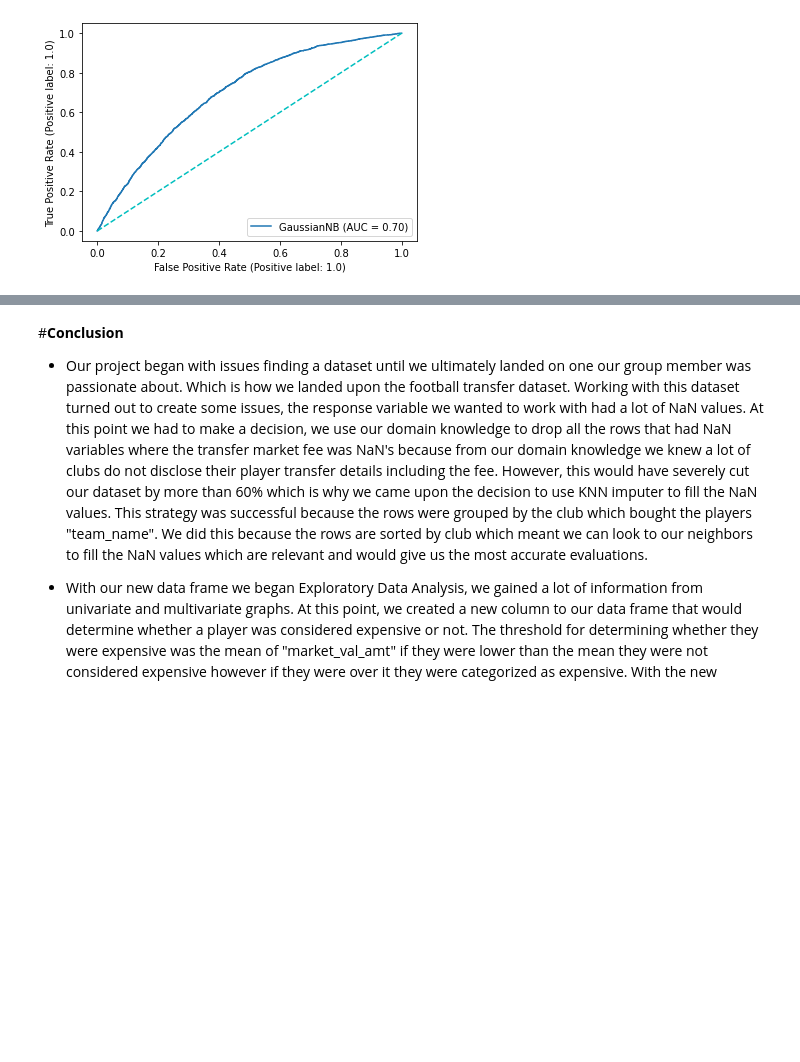
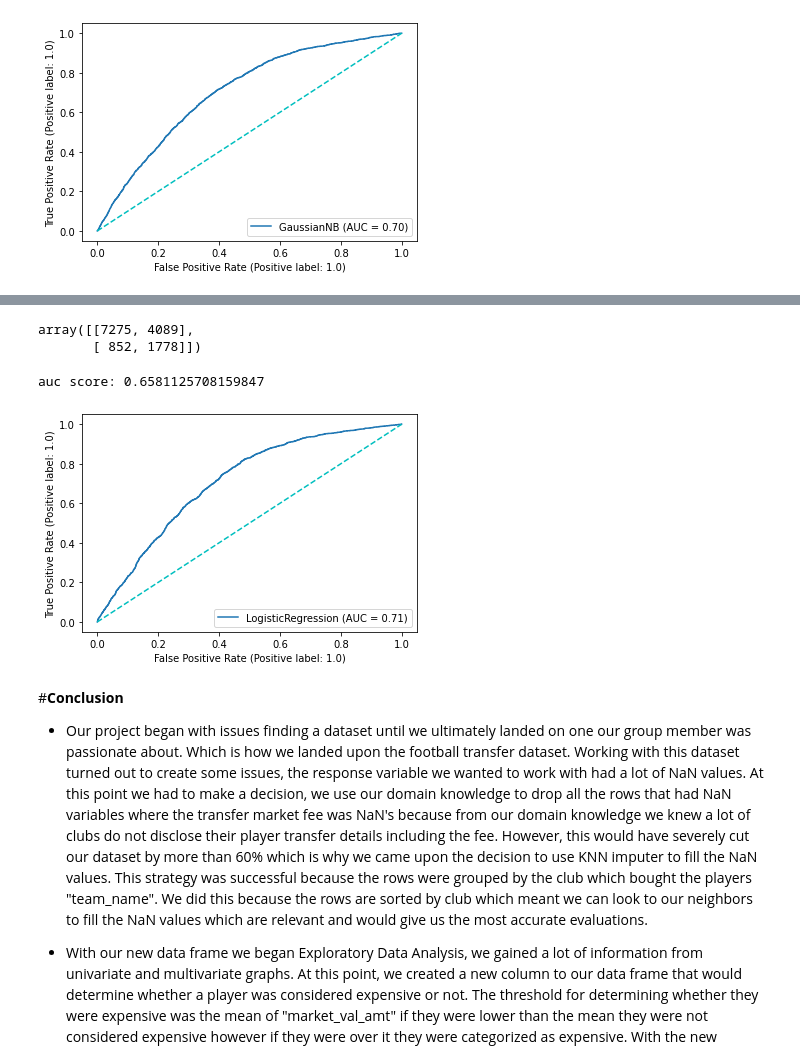
Before and after one commit to zenilist/DataAnalytics, a Jupyter notebook: final_project.ipynb, the cells around one changed output, grey strips where cells are left out. Drawn from its saved outputs; the diff is of its cells as text; code cells hidden in the pictures; blank space fills up the shorter version.

```diff
--- a/final_project.ipynb
+++ b/final_project.ipynb
@@ -1071,0 +1074,7 @@ plt.show()
+# %%
+from sklearn.linear_model import LogisticRegression
+from sklearn import metrics
+logreg = LogisticRegression()
+model = logreg.fit(X_train, y_train)
+y_pred = model.predict(X_test)
+model.score(X,y)
@@ -1072,3 +1094,26 @@ plt.show()
+# %%
+# confusion matrix
+from sklearn.metrics import confusion_matrix
+test_conf_mat = confusion_matrix(y_test, y_pred)
+#print results
+test_conf_mat
+# %% [output]
+array([[7275, 4089],
+       [ 852, 1778]])
+# %%
+# print roc score
+from sklearn.metrics import roc_auc_score
+
+auc = roc_auc_score(y_test, y_pred)
+print('auc score:', auc)
+# %% [output]
+auc score: 0.6581125708159847
+# %%
+metrics.plot_roc_curve(logreg, X_test, y_test)
+plt.plot([0, 1], [0, 1], 'c--', label = 'logistic regression');
+plt.show()
+# %% [output]
+[figure, added]
 # %% [markdown]
 #**Conclusion**
 
```
Also changed, not shown: parts of 27 cells of this notebook.
